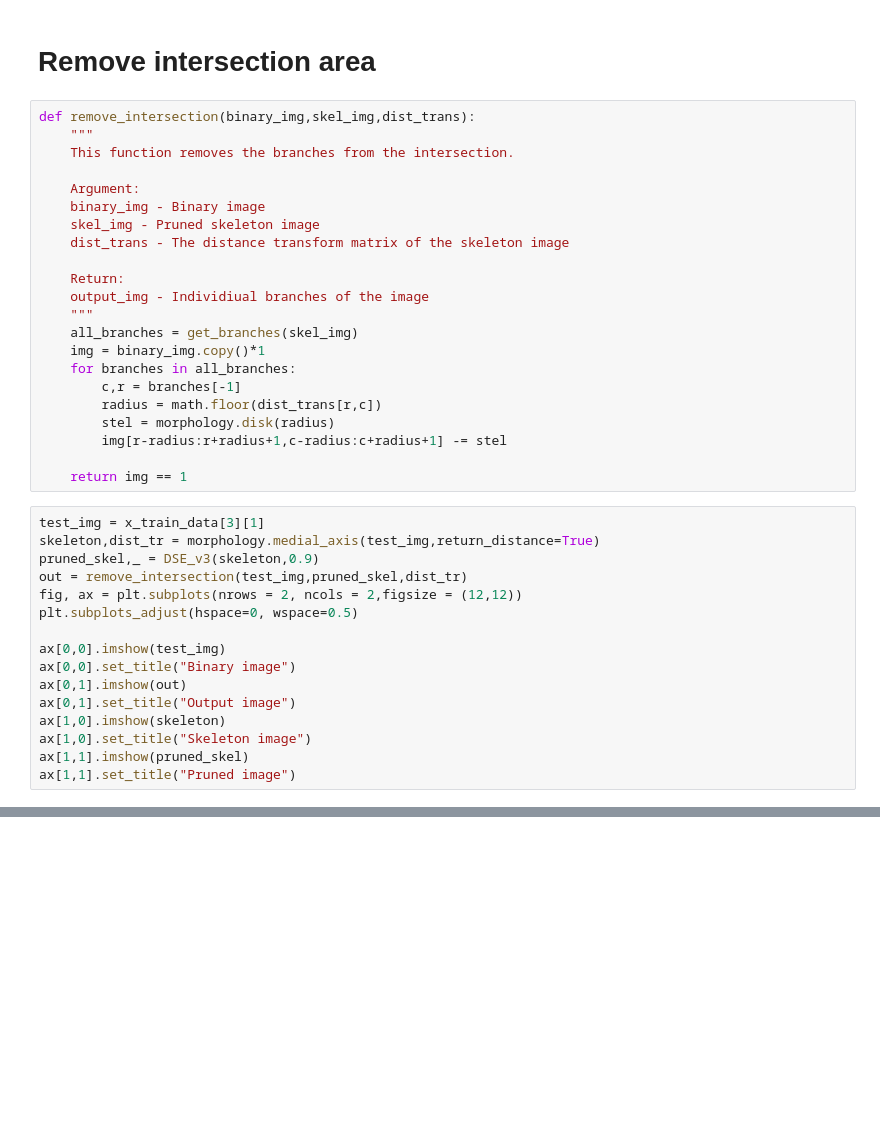
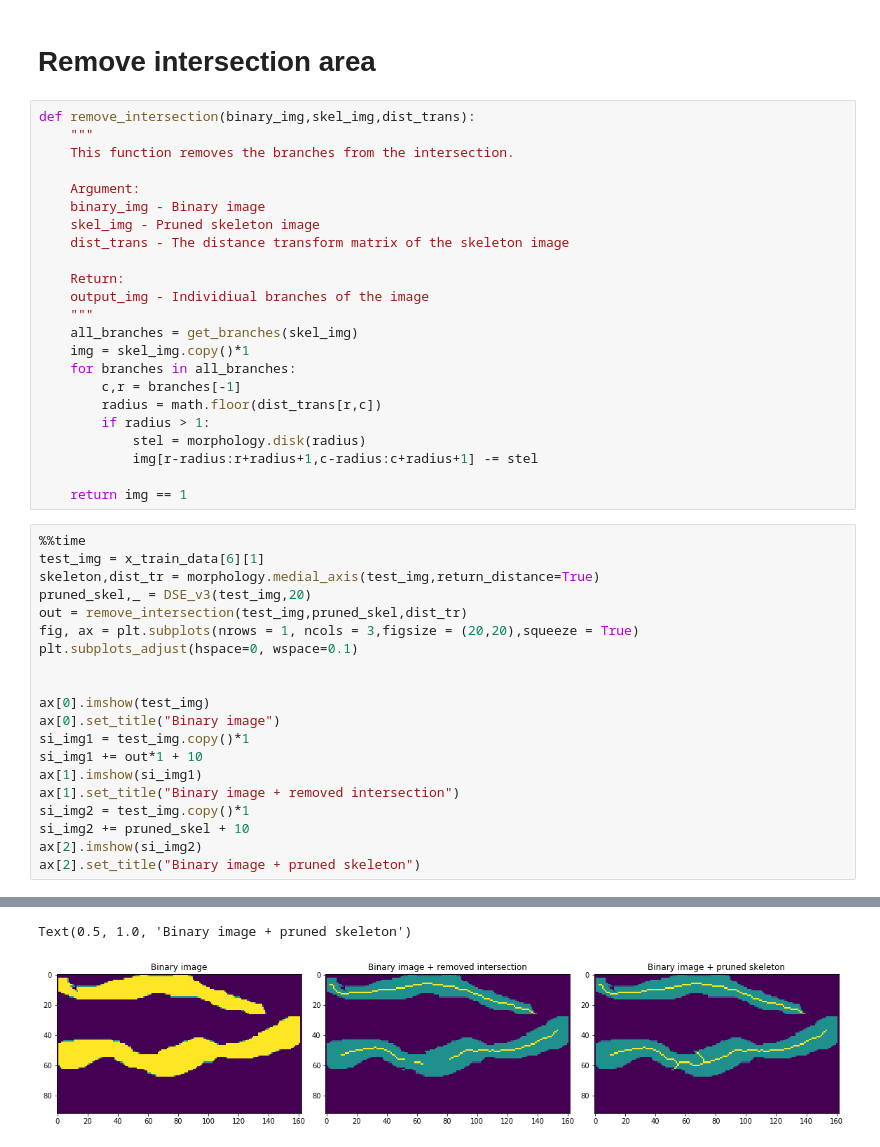
Before and after one commit to thanhtung48c/autonomous_crack_detection_and_quantification, a Jupyter notebook: utils.ipynb, the cells around one changed output, grey strips where cells are left out. Drawn from its saved outputs; the diff is of its cells as text; blank space fills up the shorter version.

```diff
--- a/utils.ipynb
+++ b/utils.ipynb
@@ -630,27 +593,33 @@ def remove_intersection(binary_img,skel_img,dist_trans):
     output_img - Individiual branches of the image
     """
     all_branches = get_branches(skel_img)
-    img = binary_img.copy()*1
+    img = skel_img.copy()*1
     for branches in all_branches:
         c,r = branches[-1]
         radius = math.floor(dist_trans[r,c])
-        stel = morphology.disk(radius)
-        img[r-radius:r+radius+1,c-radius:c+radius+1] -= stel
+        if radius > 1:
+            stel = morphology.disk(radius)
+            img[r-radius:r+radius+1,c-radius:c+radius+1] -= stel
 
     return img == 1
 # %%
-test_img = x_train_data[3][1]
+%%time
+test_img = x_train_data[6][1]
 skeleton,dist_tr = morphology.medial_axis(test_img,return_distance=True)
-pruned_skel,_ = DSE_v3(skeleton,0.9)
+pruned_skel,_ = DSE_v3(test_img,20)
 out = remove_intersection(test_img,pruned_skel,dist_tr)
-fig, ax = plt.subplots(nrows = 2, ncols = 2,figsize = (12,12))
-plt.subplots_adjust(hspace=0, wspace=0.5)
+fig, ax = plt.subplots(nrows = 1, ncols = 3,figsize = (20,20),squeeze = True)
+plt.subplots_adjust(hspace=0, wspace=0.1)
 
-ax[0,0].imshow(test_img)
-ax[0,0].set_title("Binary image")
-ax[0,1].imshow(out)
-ax[0,1].set_title("Output image")
-ax[1,0].imshow(skeleton)
-ax[1,0].set_title("Skeleton image")
-ax[1,1].imshow(pruned_skel)
-ax[1,1].set_title("Pruned image")
+
+ax[0].imshow(test_img)
+ax[0].set_title("Binary image")
+si_img1 = test_img.copy()*1
+si_img1 += out*1 + 10
+ax[1].imshow(si_img1)
+ax[1].set_title("Binary image + removed intersection")
+si_img2 = test_img.copy()*1
+si_img2 += pruned_skel + 10
+ax[2].imshow(si_img2)
+ax[2].set_title("Binary image + pruned skeleton")
+# %% [output]
@@ -656,0 +628,2 @@ ax[1,1].set_title("Pruned image")
+Text(0.5, 1.0, 'Binary image + pruned skeleton')
+[figure, added]
```
Also changed, not shown: parts of 23 cells of this notebook.
